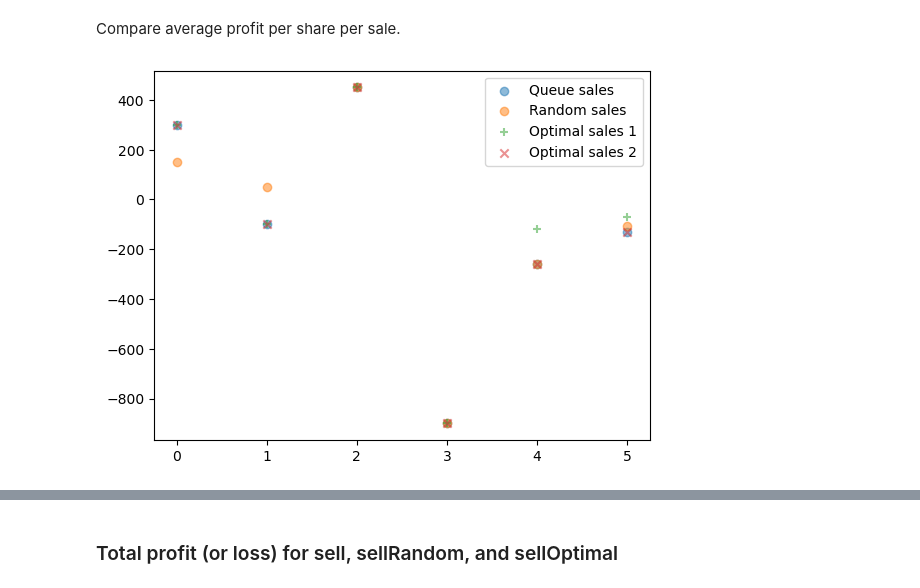
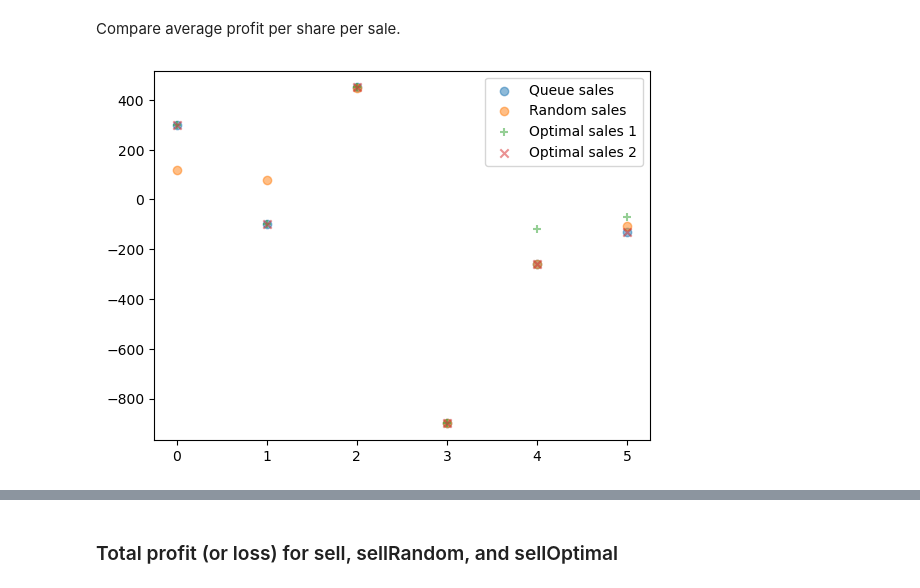
Before and after one commit to AlanBeem/AD325_Project1, a Jupyter notebook: main.ipynb, the cells around one changed output, grey strips where cells are left out. Cells and saved outputs as stored; diff of their text form; code cells hidden in the pictures.

```diff
--- a/main.ipynb
+++ b/main.ipynb
@@ -36,37 +37,37 @@ Buy 20 shares of MSFT at $95.
 Display the ledger
 Sell 30 shares of AAPL at $65
 Display the ledger
 Sell 10 shares of AAPL at $65
 Display the ledger
 Buy 100 shares of AAPL at $20
 Buy 20 shares of AAPL at $24
 Buy 200 shares of TSLA at $36
 Display the ledger
 Sell 10 shares of AAPL at $65
 Display the ledger
 Sell 150 shares of TSLA at $30
 Display the ledger
 Buy 5 shares of MSFT at $60
 Buy 5 shares of MSFT at $70
 Display the ledger
 Sell 4 shares of MSFT at $30
 Display the ledger
 Sell 2 shares of MSFT at $30
 Display the ledger"""
 string_to_trading_bot(buy_sell_str, tb_1)
-string_to_random_trading_bot(buy_sell_str, tb_random)
-string_to_optimal_trading_bot(buy_sell_str, tb_optimal_1, 1)
-string_to_optimal_trading_bot(buy_sell_str, tb_optimal_2, 2)
+string_to_trading_bot(buy_sell_str, tb_random, 2)
+string_to_trading_bot(buy_sell_str, tb_optimal_1, 3)
+string_to_trading_bot(buy_sell_str, tb_optimal_2, 4)
 plot_x = [x_i for x_i in range(len(tb_1.profit_per_sell))]
 plt.figure()
 plt.scatter(plot_x, tb_1.profit_per_sell, label='Queue sales', alpha=0.5)
 plt.scatter(plot_x, tb_random.profit_per_sell, label='Random sales', alpha=0.5)
 plt.scatter(plot_x, tb_optimal_1.profit_per_sell, label='Optimal sales 1', alpha=0.5, marker='+')
 plt.scatter(plot_x, tb_optimal_2.profit_per_sell, label='Optimal sales 2', alpha=0.5, marker='x')
 plt.legend()
 plt.show()
 # %% [output]
-[figure, old version]
+[figure, new version]
 # %%
 print(tb_1)
 tb_1.stock_ledger.display_total_shares()
```
Also changed, not shown: parts of 14 cells of this notebook, 2 other files.
